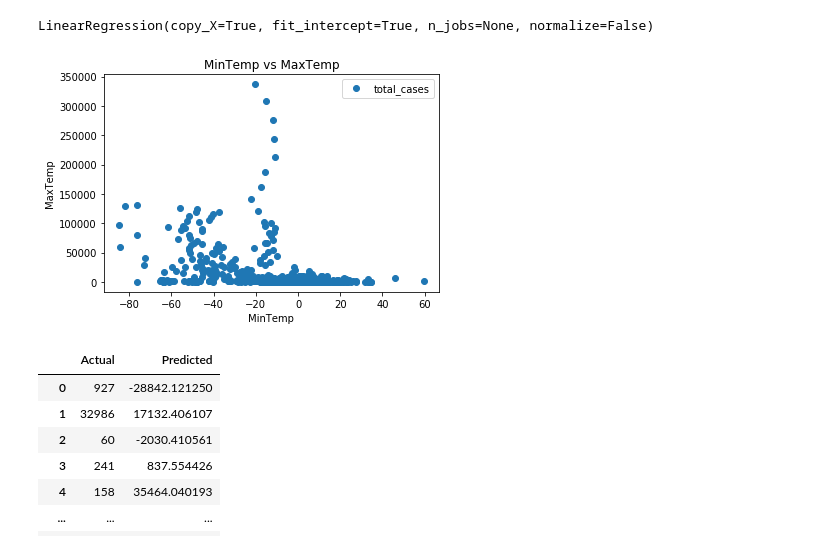
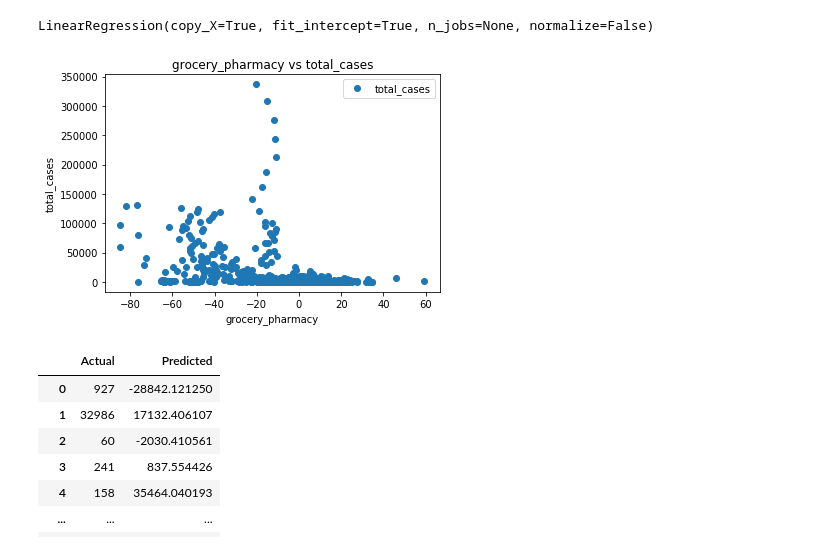
Before and after one commit to leonormsousa/IART_1920, a Jupyter notebook: Proj2/proj.ipynb, the cells around one changed output. Drawn from its saved outputs; the diff is of its cells as text; code cells hidden in the pictures.

```diff
--- a/Proj2/proj.ipynb
+++ b/Proj2/proj.ipynb
@@ -73,13 +75,14 @@ regressor.fit(X_train, y_train) #training the algorithm
 # %% [output]
 LinearRegression(copy_X=True, fit_intercept=True, n_jobs=None, normalize=False)
 # %%
+# graphic with data
 data.plot(x='grocery_pharmacy', y='total_cases', style='o')
 plt.title('grocery_pharmacy vs total_cases')
 plt.xlabel('grocery_pharmacy')
-plt.ylabel('Ma')
+plt.ylabel('total_cases')
 plt.show()
 # %% [output]
-[figure, old version]
+[figure, new version]
 # %%
 # table showing actual vs predicted values
 y_pred = regressor.predict(X_test)
```
Also changed, not shown: parts of 5 cells of this notebook.
